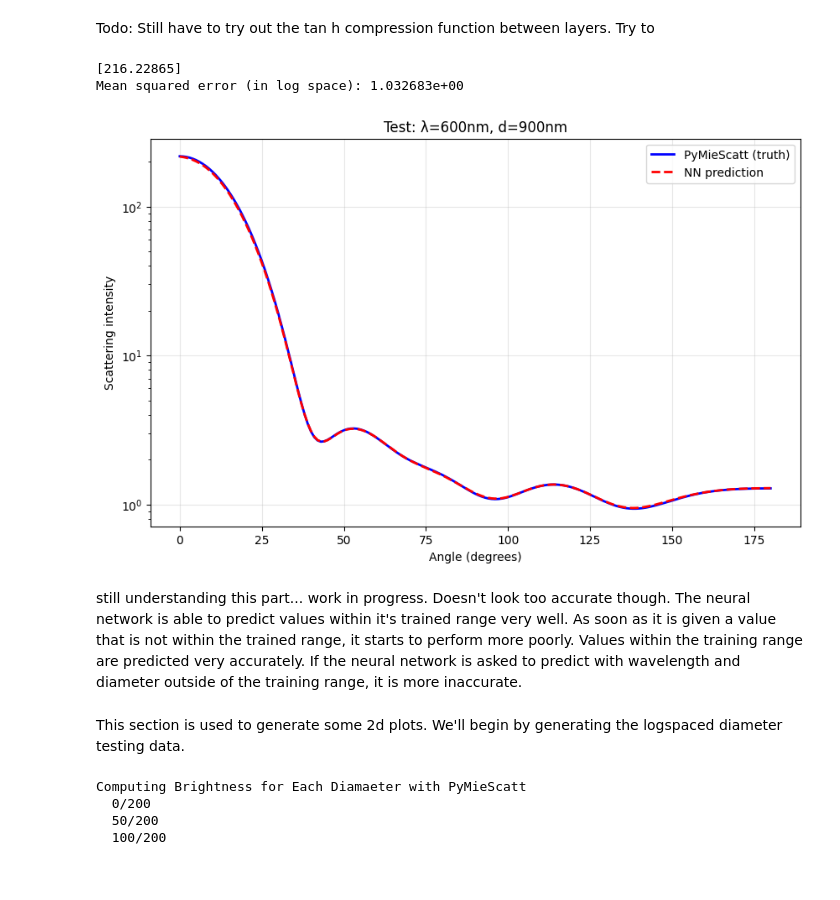
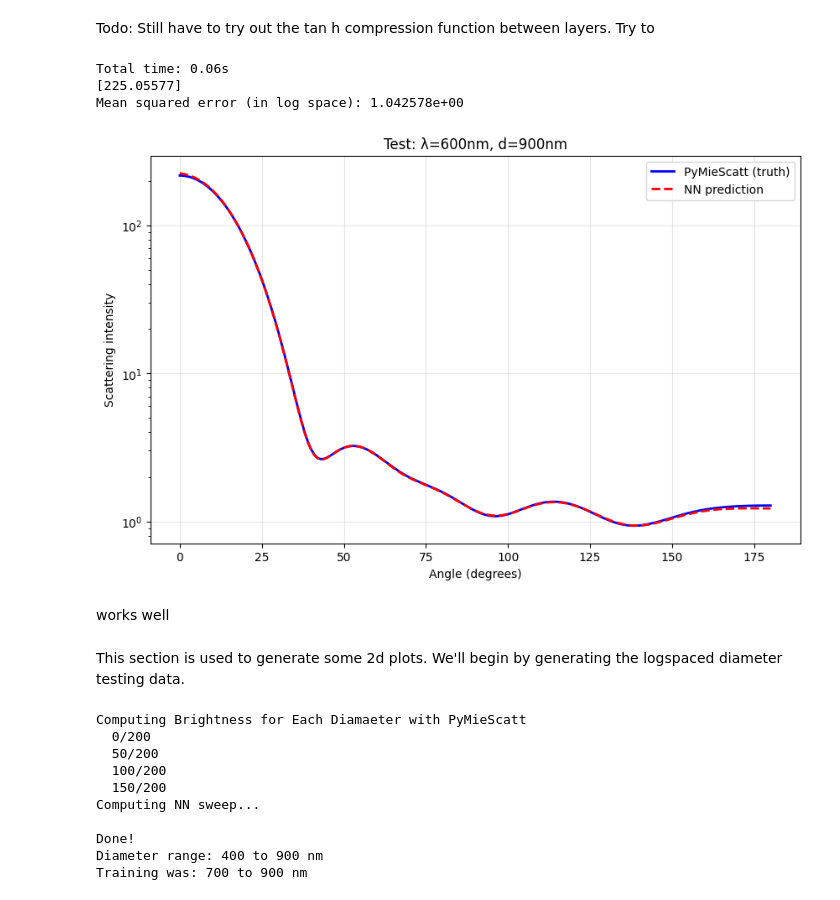
Before and after one commit to james-613/Modified_pyMieScatt_NN, a Jupyter notebook: simple_mie_theory_NN.ipynb, the cells around one changed output. Cells and saved outputs as stored; diff of their text form; code cells hidden in the pictures.

Commit message:
finalizing and ran some bench marks on prediction speed and training speed

```diff
--- a/simple_mie_theory_NN.ipynb
+++ b/simple_mie_theory_NN.ipynb
@@ -41,7 +41,7 @@ SU shape: (181,)
 First few SU values: [274.50568018 273.77890685 271.60879971 268.02578541 263.07987412]
 [figure]
 # %%
-N_PARTICLES = 1000
+N_PARTICLES = 500
 N_ANGLES = 181
 N_SAMPLES = N_PARTICLES * N_ANGLES # total training samples
 
@@ -54,7 +54,7 @@ idx = 0
 
 for i in range(N_PARTICLES):
     # Sample random wavelength and diameter
-    wavelength = np.random.uniform(450, 550)
+    wavelength = np.random.uniform(450, 550) # these things are probably randomly distributed in order to lower convergence time
     diameter = np.random.uniform(700, 900)
     n = np.random.uniform(1.5, 1.86) # following the paper from Liu et al
     k = np.random.uniform(0.68, 1.00) # following the paper from Liu et al
@@ -410,6 +405,7 @@ tensor([[0.1952, 0.6785, 0.3598, 0.3070, 0.0000],
 # %% [markdown]
 Todo: Still have to try out the tan h compression function between layers. Try to
 # %%
+
 def predict_scattering(n, k, wavelength, diameter, angle):
     """Predict scattering curve for a given wavelength and diameter."""
     # Normalize the inputs the same way we did during training
@@ -448,38 +444,43 @@ test_diameter = 900    # nm
 test_n = 1.9
 test_k = 1.0
 
 # Get both predictions
 # get prediction curve
 nn_curve = [0] * 181
 
+training_start = time.time()
+
 for i in range(181):
     nn_curve[i] = predict_scattering(1.9, 1.0, 600, 900, i)
 
+elapsed = time.time() - training_start
+print(f"Total time: {elapsed:.2f}s")
 print(nn_curve[0])
 # get true curve
 true_curve = true_scattering(test_wavelength, test_diameter, test_n, test_k)
 
 # Calculate error
 error = np.mean((np.log10(nn_curve) - np.log10(true_curve))**2)
 print(f"Mean squared error (in log space): {error:.6e}")
 
 # Plot
 plt.figure(figsize=(10, 6))
 plt.plot(true_curve, '-',  color='blue', linewidth=2, label='PyMieScatt (truth)')
 plt.plot(nn_curve,   '--', color='red',  linewidth=2, label='NN prediction')
 plt.xlabel("Angle (degrees)")
 plt.ylabel("Scattering intensity")
 plt.title(f"Test: λ={test_wavelength}nm, d={test_diameter}nm")
 plt.yscale('log')
 plt.legend()
 plt.grid(True, alpha=0.3)
 plt.show()
 # %% [output]
-[216.22865]
-Mean squared error (in log space): 1.032683e+00
+Total time: 0.06s
+[225.05577]
+Mean squared error (in log space): 1.042578e+00
-[figure, old version]
+[figure, new version]
 # %% [markdown]
-still understanding this part... work in progress. Doesn't look too accurate though. The neural network is able to predict values within it's trained range very well. As soon as it is given a value that is not within the trained range, it starts to perform more poorly. Values within the training range are predicted very accurately. If the neural network is asked to predict with wavelength and diameter outside of the training range, it is more inaccurate.
+works well
 # %% [markdown]
 This section is used to generate some 2d plots. We'll begin by generating the logspaced diameter testing data.
 # %%
@@ -503,7 +504,7 @@ for i, d in enumerate(d_span):
     truth[i] = SU
     if i % 50 == 0:
         print(f"  {i}/{N_D_SPANNING_DATA}")
-print(truth)
+# print(truth)
 # === Predictions from NN ===
 print("Computing NN sweep...")
 nn_pred = np.zeros((N_D_SPANNING_DATA, 181))
@@ -515,8 +516,9 @@ for k, d in enumerate(d_span):
         inp = torch.FloatTensor([[1.6, 1.0, norm_w, norm_d, i/180]])
         with torch.no_grad():
             log_pred = model(inp)
-        nn_pred[k] = 10 ** log_pred.numpy()
-print(nn_pred)
+        # must index into the tensor, since the tensor is 2D
+        nn_pred[k, i] = 10 ** log_pred[0, 0].numpy()
+# print(nn_pred)
 
 print(f"\nDone!")
 print(f"Diameter range: {d_span[0]:.0f} to {d_span[-1]:.0f} nm")
@@ -526,6 +528,12 @@ Computing Brightness for Each Diamaeter with PyMieScatt
   0/200
   50/200
   100/200
+  150/200
+Computing NN sweep...
+
+Done!
+Diameter range: 400 to 900 nm
+Training was: 700 to 900 nm
 # %%
 fig, axes = plt.subplots(1, 2, figsize=(14, 6))
 
```
Also changed, not shown: parts of 8 cells of this notebook, 2 other files.
